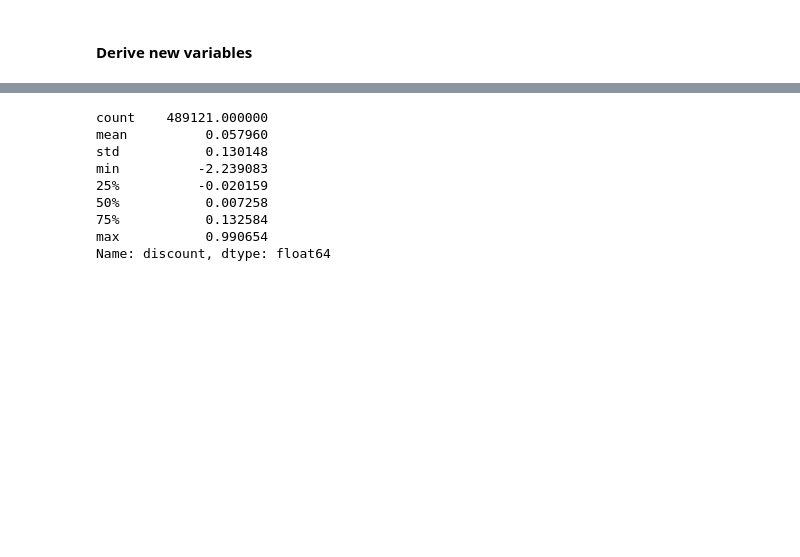
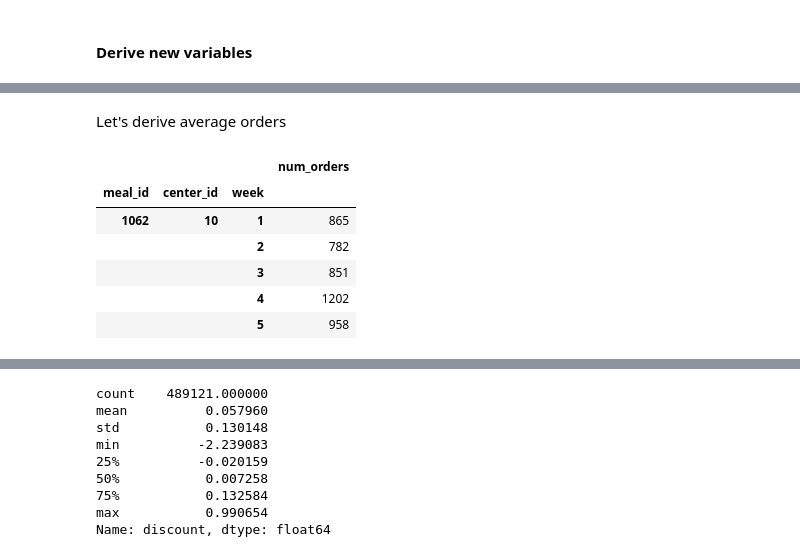
Before and after one commit to monilgudhka/food_demand_forecasting, a Jupyter notebook: data_cleaning/data_cleaning.ipynb, the cells around one changed output, grey strips where cells are left out. Cells and saved outputs as stored; diff of their text form; code cells hidden in the pictures; blank space fills up the shorter version.

Commit message:
average orders adjusted + non adjusted 3

```diff
--- a/data_cleaning/data_cleaning.ipynb
+++ b/data_cleaning/data_cleaning.ipynb
@@ -533,0 +542,15 @@ Let's derive discount using checkout_price and base_price
+# %% [markdown]
+Let's derive average orders
+# %%
+meal_per_center = training_data[['week', 'center_id', 'meal_id', 'num_orders']]
+meal_per_center = meal_per_center.set_index(['meal_id', 'center_id', 'week'])
+meal_per_center = meal_per_center.sort_index()
+meal_per_center.head()
+# %% [output]
+|  |  |  | num_orders |
+| meal_id | center_id | week |  |
+| 1062 | 10 | 1 | 865 |
+|  |  | 2 | 782 |
+|  |  | 3 | 851 |
+|  |  | 4 | 1202 |
+|  |  | 5 | 958 |
```
Also changed, not shown: parts of 13 cells of this notebook, 1 other file.
